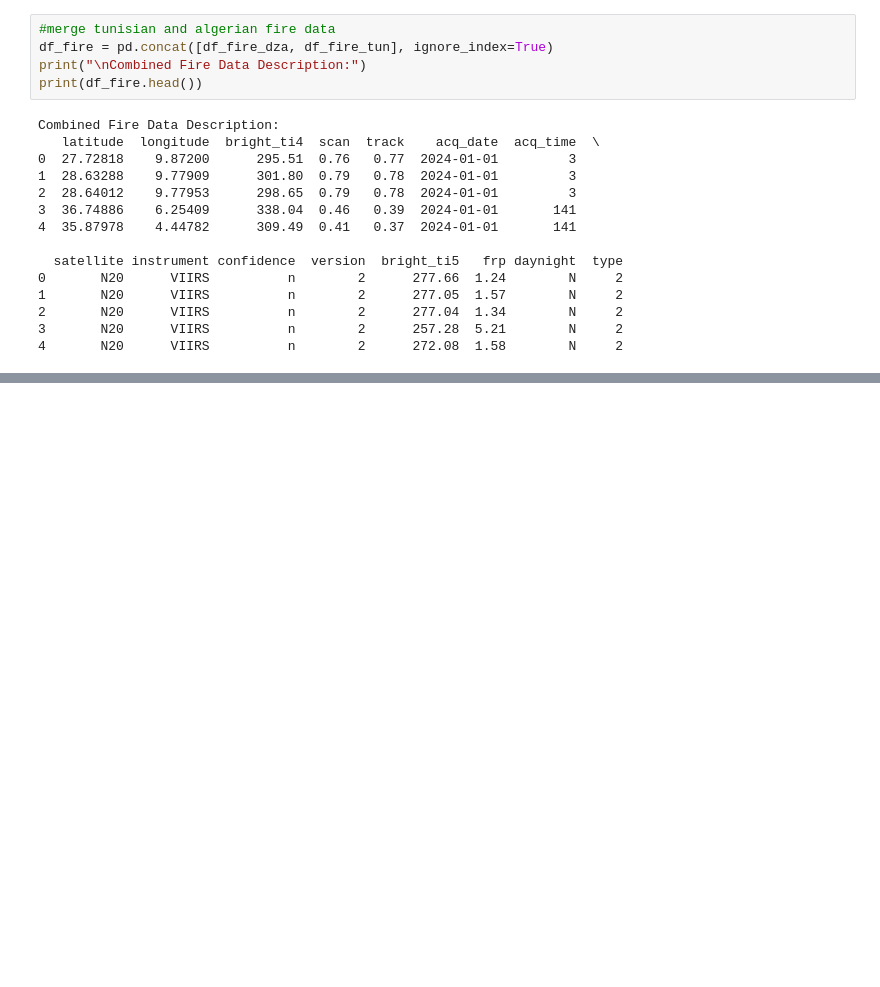
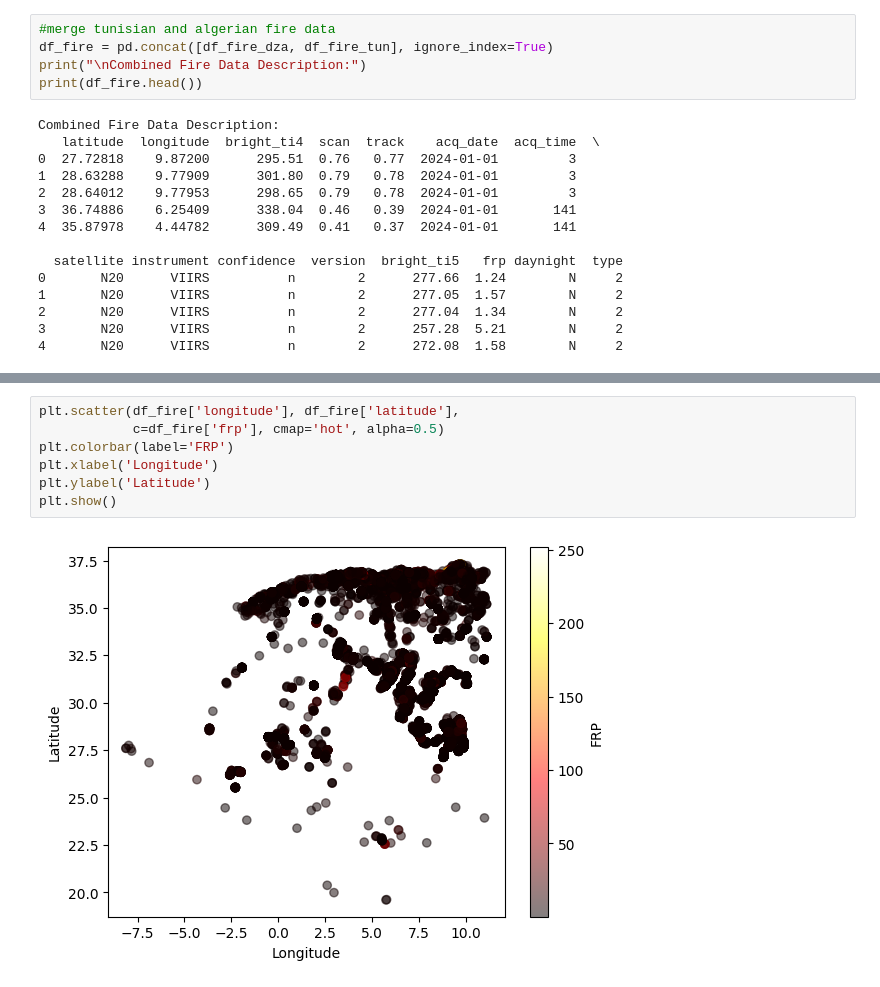
Before and after one commit to sarahmoussaoui/Fire-Detection-Data-Mining-Project, a Jupyter notebook: Code/Exploratory Analysis/Fire_Visualisation.ipynb, the cells around one changed output, grey strips where cells are left out. Saved outputs shown, nothing was run; the diff lists cells and outputs as text; blank space fills up the shorter version.

```diff
--- a/Code/Exploratory Analysis/Fire_Visualisation.ipynb
+++ b/Code/Exploratory Analysis/Fire_Visualisation.ipynb
@@ -105,0 +319,9 @@ Combined Fire Data Description:
+# %%
+plt.scatter(df_fire['longitude'], df_fire['latitude'],
+            c=df_fire['frp'], cmap='hot', alpha=0.5)
+plt.colorbar(label='FRP')
+plt.xlabel('Longitude')
+plt.ylabel('Latitude')
+plt.show()
+# %% [output]
+[figure, added]
```
Also changed, not shown: parts of 26 cells of this notebook, 7 other files.
